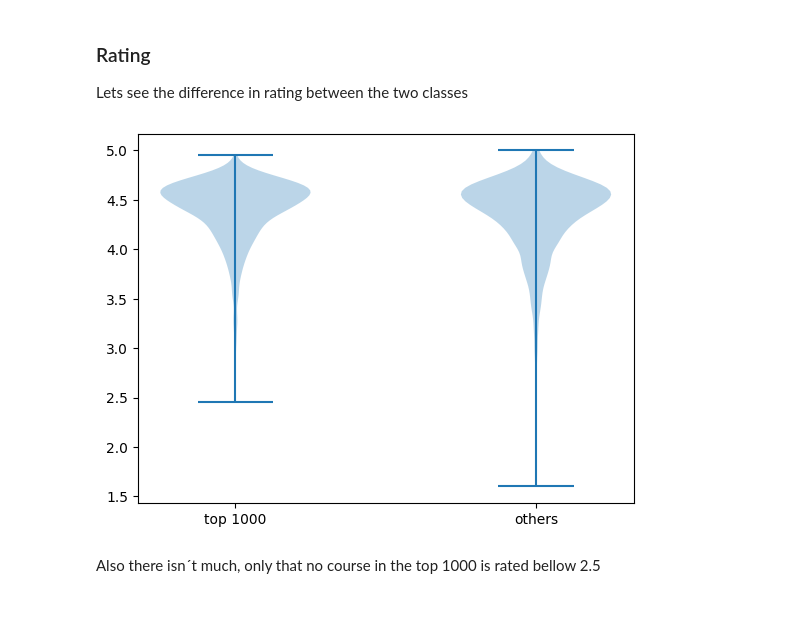
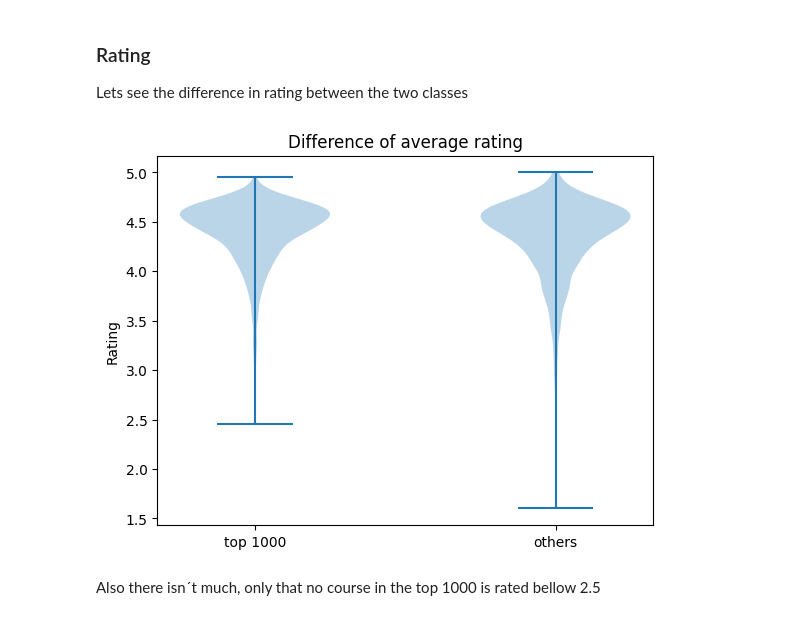
Before and after one commit to rbeni/udacity-data-science, a Jupyter notebook: project_1/analysis.ipynb, the cells around one changed output. Drawn from its saved outputs; the diff is of its cells as text; code cells hidden in the pictures.

```diff
--- a/project_1/analysis.ipynb
+++ b/project_1/analysis.ipynb
@@ -342,12 +349,14 @@ Lets see the difference in rating between the two classes
 # %%
 # Difference in rating
 plt.violinplot(dataset = [top1000.avg_rating.values,
                            others.avg_rating.values ] )
 
 plt.xticks([1, 2], labels=['top 1000', 'others'])
+plt.title('Difference of average rating')
+plt.ylabel('Rating')
 plt.show()
 # %% [output]
-[figure, old version]
+[figure, new version]
 # %% [markdown]
 Also there isn´t much, only that no course in the top 1000 is rated bellow 2.5
 # %% [markdown]
```
Also changed, not shown: parts of 11 cells of this notebook.
